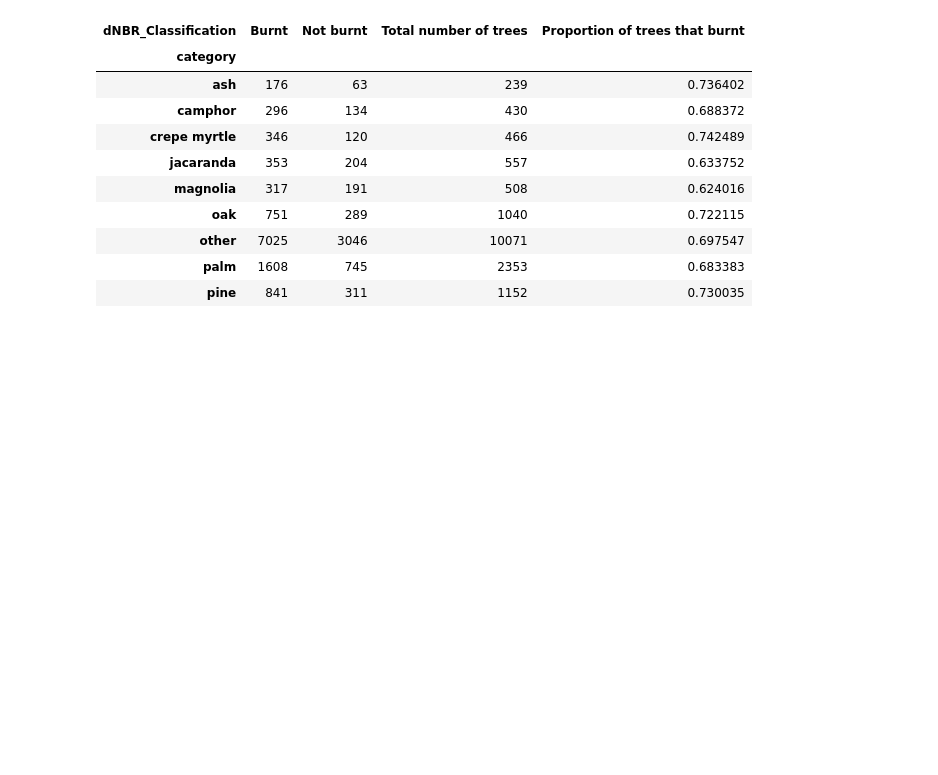
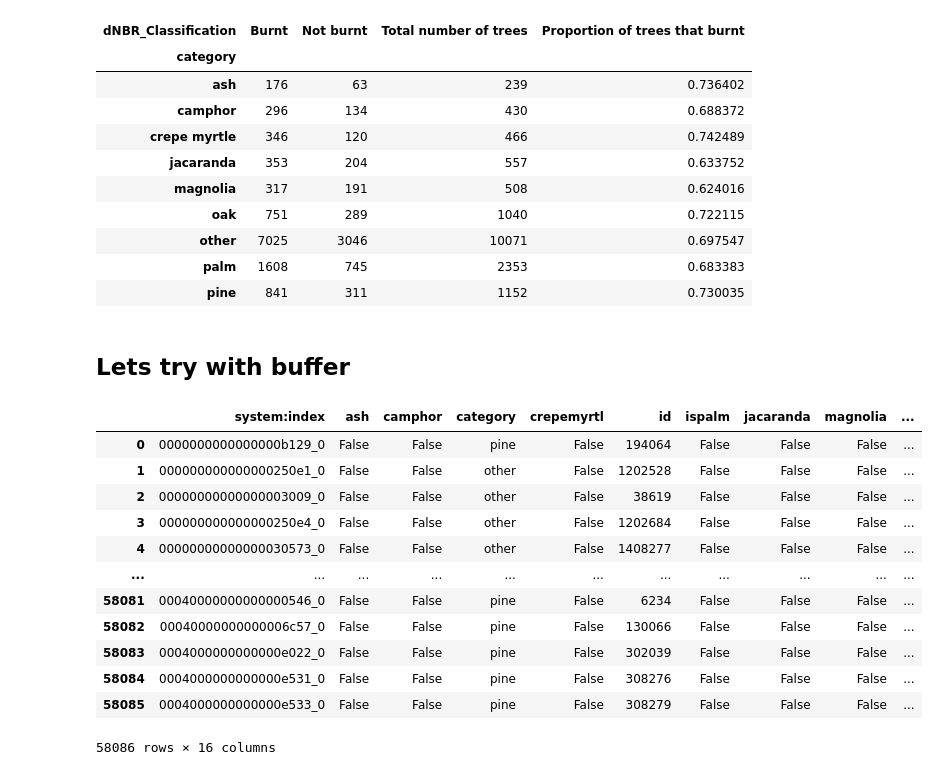
Before and after one commit to ankshah131/localsolve-open, a Jupyter notebook: wildfires/la_wildfires/LATrees_withburn.ipynb, the cells around one changed output. Drawn from its saved outputs; the diff is of its cells as text; code cells hidden in the pictures; blank space fills up the shorter version.

```diff
--- a/wildfires/la_wildfires/LATrees_withburn.ipynb
+++ b/wildfires/la_wildfires/LATrees_withburn.ipynb
@@ -250,3 +263,5 @@ df_wide
 | other | 7025 | 3046 | 10071 | 0.697547 |
 | palm | 1608 | 745 | 2353 | 0.683383 |
 | pine | 841 | 311 | 1152 | 0.730035 |
+# %% [markdown]
+## Lets try with buffer
@@ -252,0 +296,17 @@ df_wide
+# %%
+trees_withburn_buffer = pd.read_csv("/content/drive/MyDrive/LATreeswithburn_withbuffer1.csv")
+trees_withburn_buffer
+# %% [output]
+|  | system:index | ash | camphor | category | crepemyrtl | id | ispalm | jacaranda | magnolia | ... |
+| 0 | 0000000000000000b129_0 | False | False | pine | False | 194064 | False | False | False | ... |
+| 1 | 000000000000000250e1_0 | False | False | other | False | 1202528 | False | False | False | ... |
+| 2 | 00000000000000003009_0 | False | False | other | False | 38619 | False | False | False | ... |
+| 3 | 000000000000000250e4_0 | False | False | other | False | 1202684 | False | False | False | ... |
+| 4 | 00000000000000030573_0 | False | False | other | False | 1408277 | False | False | False | ... |
+| ... | ... | ... | ... | ... | ... | ... | ... | ... | ... | ... |
+| 58081 | 00040000000000000546_0 | False | False | pine | False | 6234 | False | False | False | ... |
+| 58082 | 00040000000000006c57_0 | False | False | pine | False | 130066 | False | False | False | ... |
+| 58083 | 0004000000000000e022_0 | False | False | pine | False | 302039 | False | False | False | ... |
+| 58084 | 0004000000000000e531_0 | False | False | pine | False | 308276 | False | False | False | ... |
+| 58085 | 0004000000000000e533_0 | False | False | pine | False | 308279 | False | False | False | ... |
+58086 rows × 16 columns
```
Also changed, not shown: parts of 10 cells of this notebook.
